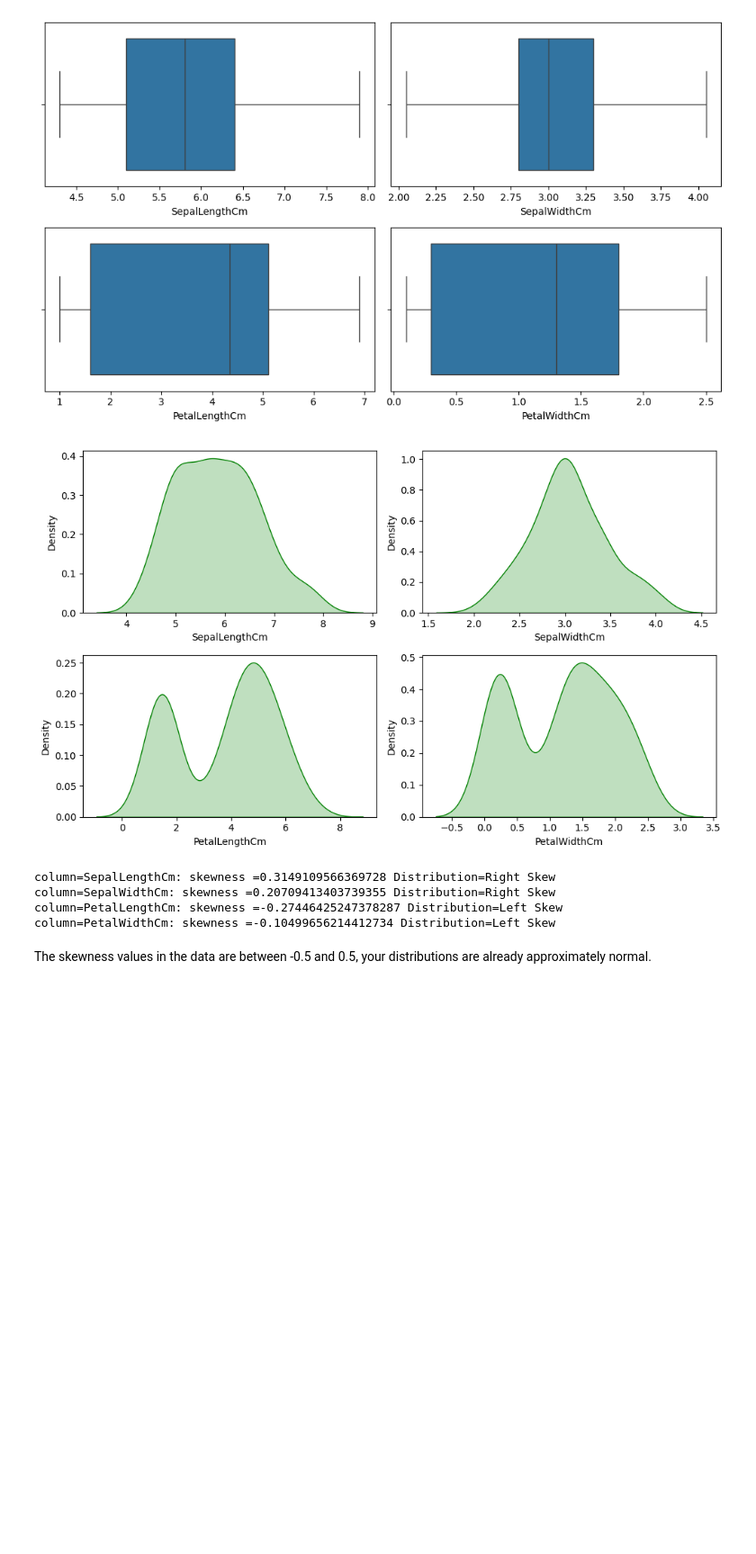
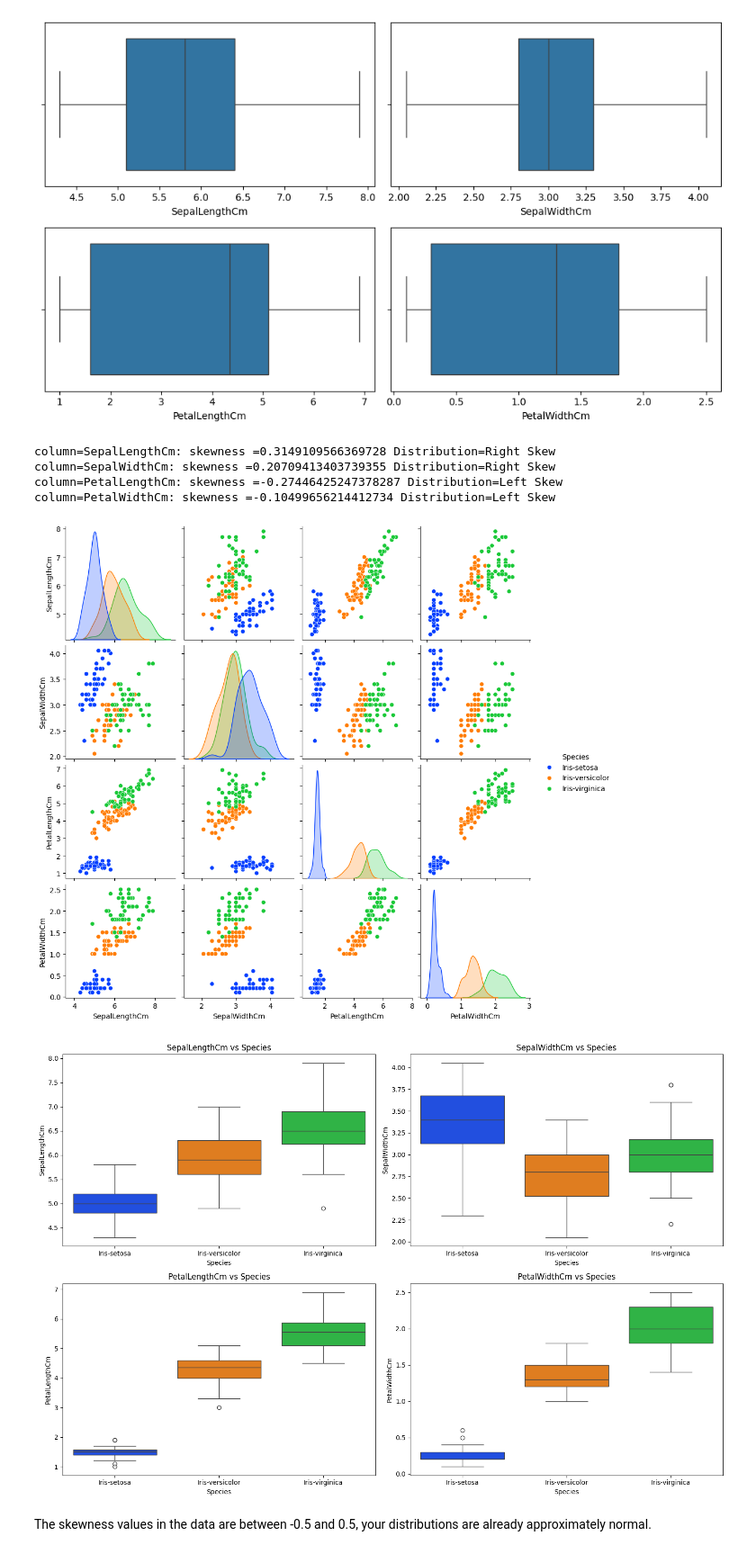
Before and after one commit to HRKhan-DS/iris_project, a Jupyter notebook: notebooks/eda.ipynb, the cells around one changed output. Shown at 90% size. Cells and saved outputs as stored; diff of their text form; code cells hidden in the pictures; blank space fills up the shorter version.

```diff
--- a/notebooks/eda.ipynb
+++ b/notebooks/eda.ipynb
@@ -123,17 +191,6 @@ plt.tight_layout()
 plt.show()
 # %% [output]
 [figure]
-# %%
-num_columns=['SepalLengthCm', 'SepalWidthCm', 'PetalLengthCm', 'PetalWidthCm']
-plt.figure(figsize=(10,6))
-
-for i, col in enumerate(num_columns,1):
-      plt.subplot(2,2,i)
-      sns.kdeplot(x=df[col], fill=True,color='green')
-plt.tight_layout()
-plt.show()
-# %% [output]
-[figure, removed]
 # %%
 num_columns=['SepalLengthCm', 'SepalWidthCm', 'PetalLengthCm', 'PetalWidthCm']
 
@@ -154,5 +211,23 @@ column=SepalLengthCm: skewness =0.3149109566369728 Distribution=Right Skew
 column=SepalWidthCm: skewness =0.20709413403739355 Distribution=Right Skew
 column=PetalLengthCm: skewness =-0.27446425247378287 Distribution=Left Skew
 column=PetalWidthCm: skewness =-0.10499656214412734 Distribution=Left Skew
+# %%
+numerical_features = ['SepalLengthCm', 'SepalWidthCm', 'PetalLengthCm', 'PetalWidthCm']
+
+# Bivariate Analysis: Pair plot to see relationships between numerical features and target
+sns.pairplot(df, hue='Species', palette='bright', diag_kind='kde')
+plt.show()
+
+# Bivariate Analysis: Box plots to compare features with the target variable (Species)
+plt.figure(figsize=(15, 10))
+for i, feature in enumerate(numerical_features, 1):
+    plt.subplot(2, 2, i)
+    sns.boxplot(x='Species', y=feature, data=df, palette='bright')
+    plt.title(f'{feature} vs Species')
+plt.tight_layout()
+plt.show()
+# %% [output]
+[figure, added]
+[figure, added]
 # %% [markdown]
 The skewness values in the data are between -0.5 and 0.5, your distributions are already approximately normal.
```
Also changed, not shown: parts of 27 cells of this notebook, 3 other files.
